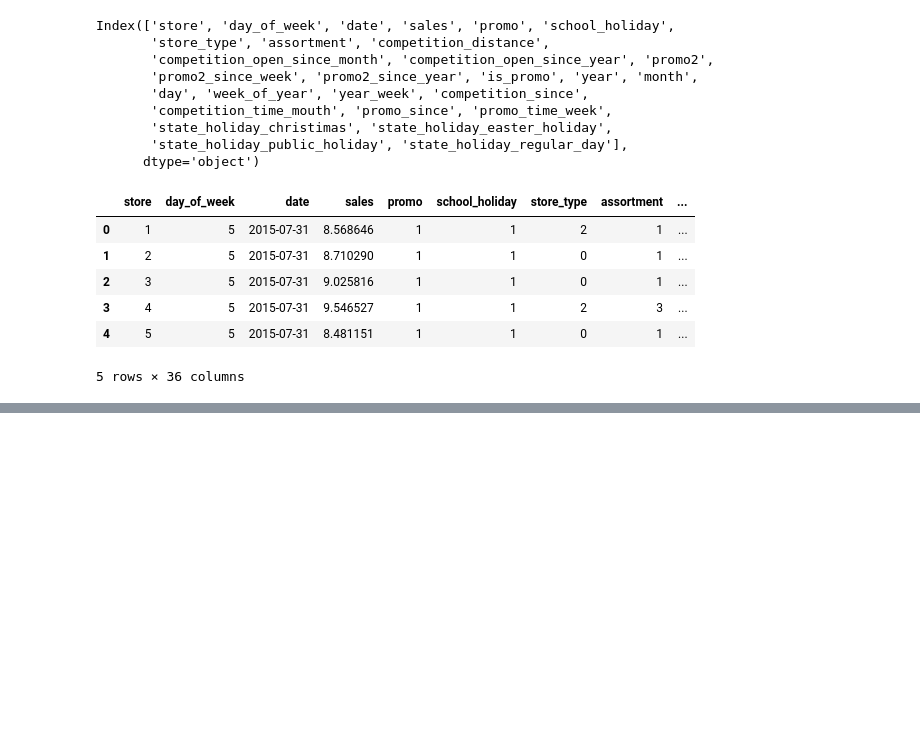
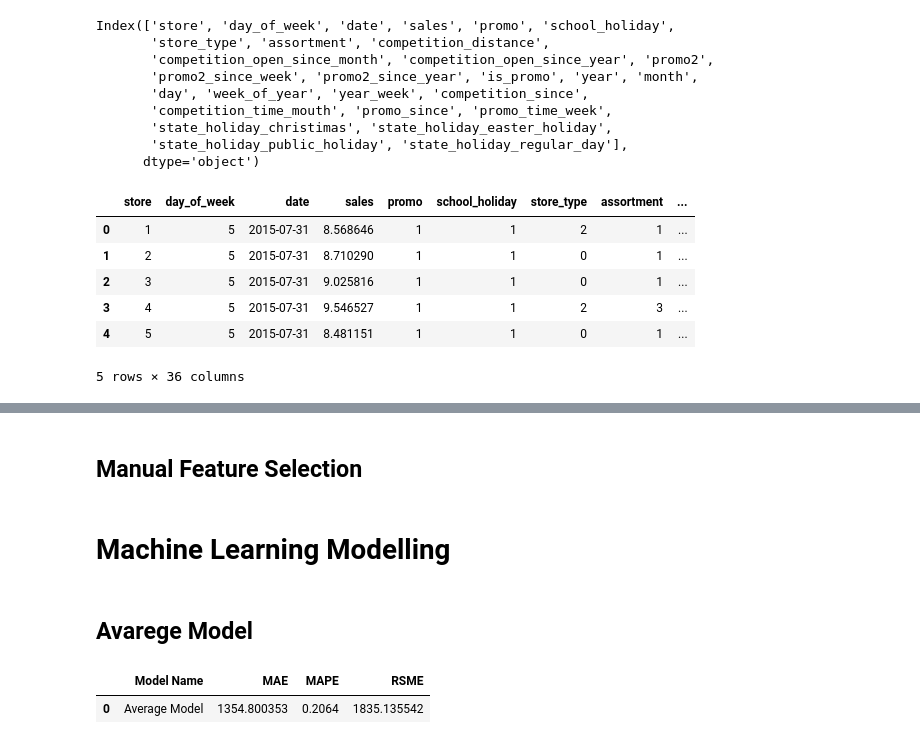
Before and after one commit to ikauann/Rossmann-Store-Sales, a Jupyter notebook: m04_v01_store_sales_prediction.ipynb, the cells around one changed output, grey strips where cells are left out. Drawn from its saved outputs; the diff is of its cells as text; code cells hidden in the pictures; blank space fills up the shorter version.

```diff
--- a/m04_v01_store_sales_prediction.ipynb
+++ b/m04_v01_store_sales_prediction.ipynb
@@ -967,0 +858,4 @@ cols_selected_boruta
+# %%
+cols_drop = ['week_of_year', 'day', 'month', 'day_of_week', 'promo_since',
+             'competition_since', 'year_week' ]
+df6 = df6.drop( cols_drop, axis=1 )
@@ -967,0 +903,50 @@ cols_selected_boruta
+# %% [markdown]
+## Manual Feature Selection
+# %%
+cols_selected_boruta = [
+'store',
+'promo',
+'store_type',
+'assortment',
+'competition_distance',
+'competition_open_since_month',
+'competition_open_since_year',
+'promo2',
+'promo2_since_week',
+'promo2_since_year',
+'promo_time_week',
+'day_of_week_sin',
+'day_of_week_cos',
+'month_sin',
+'month_cos',
+'day_sin',
+'day_cos',
+'week_of_year_sin',
+'week_of_year_cos']
+
+# columns to add
+feat_to_add = ['date', 'sales']
+cols_selected_boruta_full = cols_selected_boruta.copy()
+#cols_selected_boruta_full.extend( feat_to_add )
+# %% [markdown]
+# Machine Learning Modelling
+# %%
+x_train = X_train[ cols_selected_boruta ]
+x_test = X_test[ cols_selected_boruta ]
+# %% [markdown]
+## Avarege Model
+# %%
+aux1 = x_test.copy()
+aux1['sales'] = y_test.copy()
+
+# #prediction
+aux2 = aux1[['store', 'sales']].groupby( 'store' ).mean().reset_index().rename(columns={'sales': 'predictions'} )
+aux1 = pd.merge( aux1, aux2, how='left', on='store' )
+yhat_baseline = aux1['predictions']
+
+#performance
+baseline_result = ml_error( 'Average Model', np.expm1( y_test ), np.expm1(yhat_baseline ) )
+baseline_result
+# %% [output]
+|  | Model Name | MAE | MAPE | RSME |
+| 0 | Average Model | 1354.800353 | 0.2064 | 1835.135542 |
```
Also changed, not shown: parts of 24 cells of this notebook.
